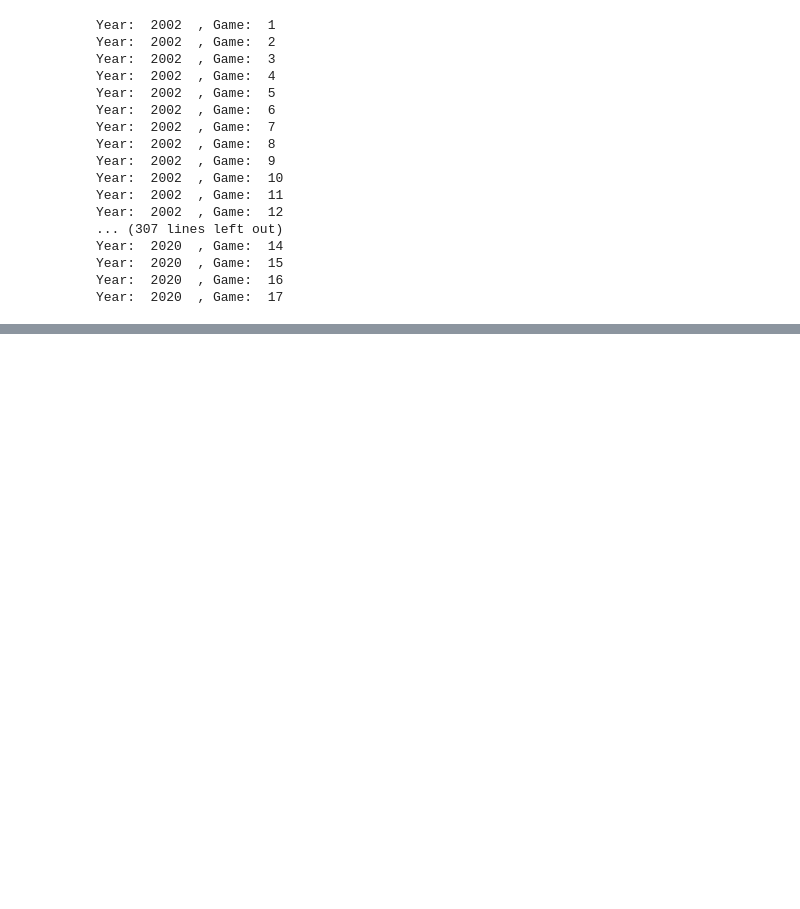
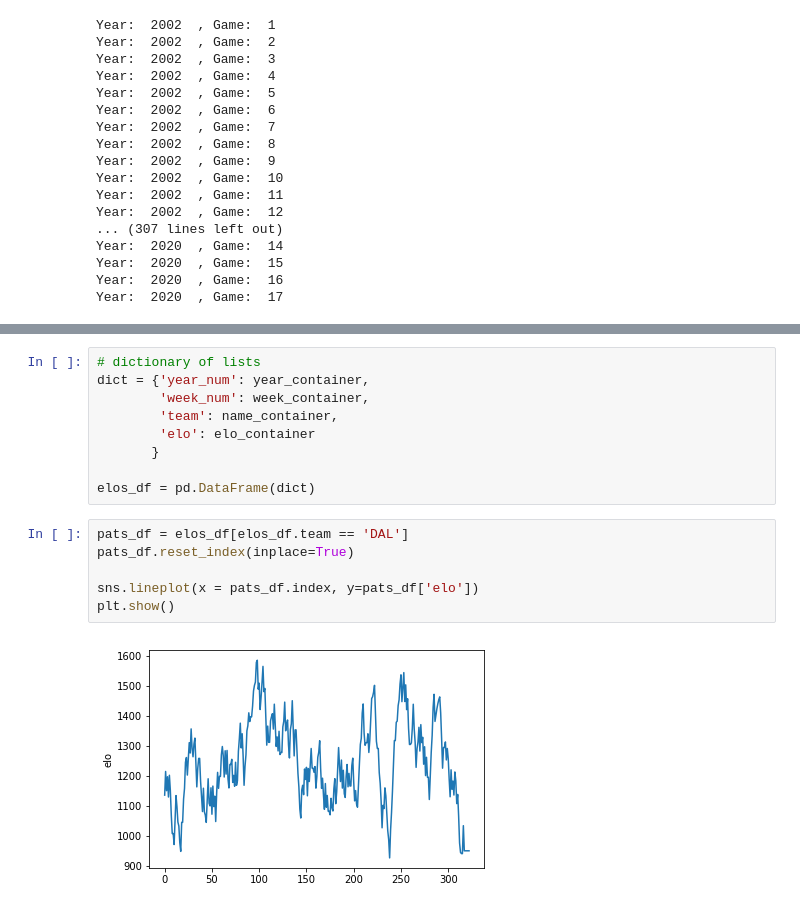
Before and after one commit to eonofrey/nfl_elo, a Jupyter notebook: nfl_elos.ipynb, the cells around one changed output, grey strips where cells are left out. Saved outputs shown, nothing was run; the diff lists cells and outputs as text; blank space fills up the shorter version.

```diff
--- a/nfl_elos.ipynb
+++ b/nfl_elos.ipynb
@@ -239,0 +213,17 @@ JAX 829.6571114991463
+# %%
+# dictionary of lists
+dict = {'year_num': year_container,
+        'week_num': week_container,
+        'team': name_container,
+        'elo': elo_container
+       }
+
+elos_df = pd.DataFrame(dict)
+# %%
+pats_df = elos_df[elos_df.team == 'DAL']
+pats_df.reset_index(inplace=True)
+
+sns.lineplot(x = pats_df.index, y=pats_df['elo'])
+plt.show()
+# %% [output]
+[figure, added]
```
Also changed, not shown: parts of 15 cells of this notebook.
